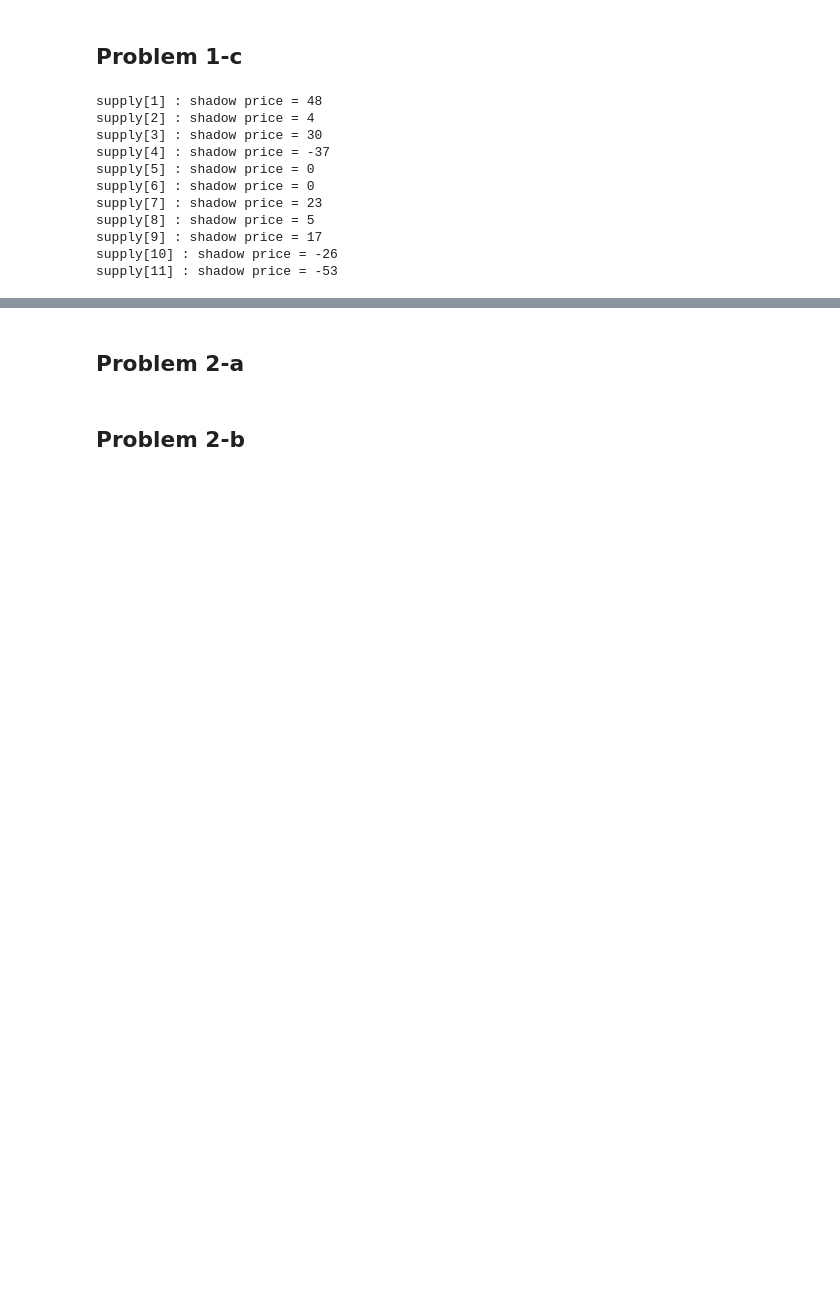
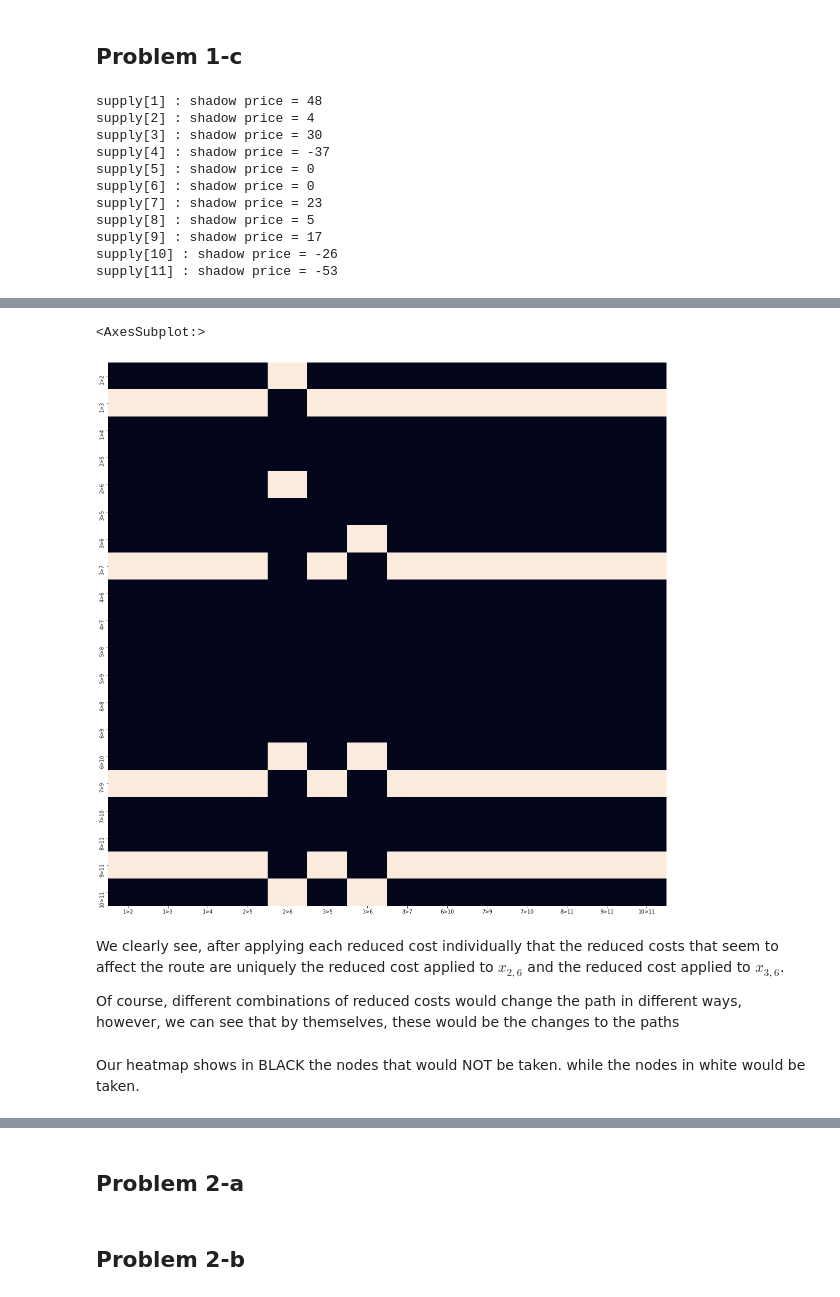
Before and after one commit to dreth/UC3MNumericalMethods, a Jupyter notebook: second problem set/ps2.ipynb, the cells around one changed output, grey strips where cells are left out. Cells and saved outputs as stored; diff of their text form; code cells hidden in the pictures; blank space fills up the shorter version.

```diff
--- a/second problem set/ps2.ipynb
+++ b/second problem set/ps2.ipynb
@@ -188,0 +202,19 @@ x[(10, 11)] = 0, reduced cost = 0.00,
+# %%
+# constructing a loop to modify the distances in an unrealistic manner to see how routes would change using our reduced costs
+sols = {k:{s:0 for s in tuple(arcs)} for k in tuple(arcs)}
+orig_distance = distance.copy()
+for d, red_cost in zip(distance,[v.RC for v in m.getVars()]):
+    distance = orig_distance.copy()
+    if red_cost < distance[d]:
+        distance[d] -= red_cost
+
+        # Optimization model
+        m = Model('shortest_path')
+        x = m.addVars(arcs, obj=distance, name="dist")
+        m.addConstrs((x.sum(i, '*') - x.sum('*', i) == supply[i] for i in nodes), "supply")
+        m.ModelSense = GRB.MINIMIZE
+        m.optimize()
+
+        varnames = [x for x in tuple(arcs)]
+        for var, v in zip(varnames,m.getVars()):
+            sols[d][var] = v.X
@@ -188,0 +239,25 @@ x[(10, 11)] = 0, reduced cost = 0.00,
+# %%
+# route changes after applying reduced costs that don't make distances negative (as that's not possible)
+sols2 = {}
+remove = []
+for key in sols.keys():
+    sols2[f"{key[0]}>{key[1]}"] = {}
+for key in sols.keys():
+    for key2,val in sols[key].items():
+        sols2[f"{key[0]}>{key[1]}"][f"{key2[0]}>{key2[1]}"] = val
+    if pd.DataFrame(sols2)[f"{key[0]}>{key[1]}"].sum() == 0:
+        remove.append(f"{key[0]}>{key[1]}")
+df = pd.DataFrame(sols2)
+df = df[[x for x in df.columns if x not in remove]]
+
+fig = plt.figure(figsize=(20,20))
+sns.heatmap(df, cbar=False)
+# %% [output]
+<AxesSubplot:>
+[figure, added]
+# %% [markdown]
+We clearly see, after applying each reduced cost individually that the reduced costs that seem to affect the route are uniquely the reduced cost applied to $x_{2,6}$ and the reduced cost applied to $x_{3,6}$.
+
+Of course, different combinations of reduced costs would change the path in different ways, however, we can see that by themselves, these would be the changes to the paths
+# %% [markdown]
+Our heatmap shows in BLACK the nodes that would NOT be taken. while the nodes in white would be taken.
```
Also changed, not shown: parts of 8 cells of this notebook.
